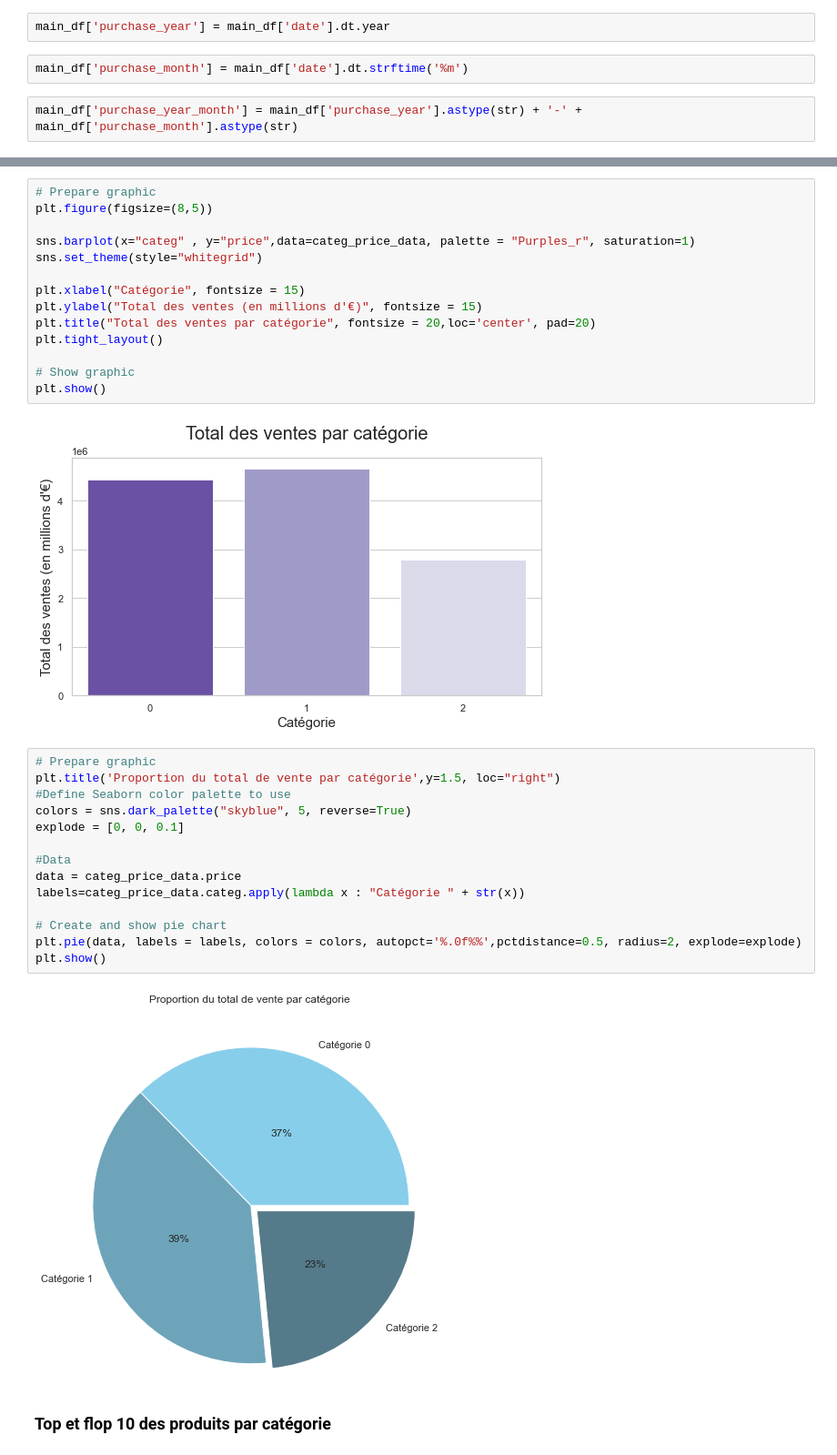
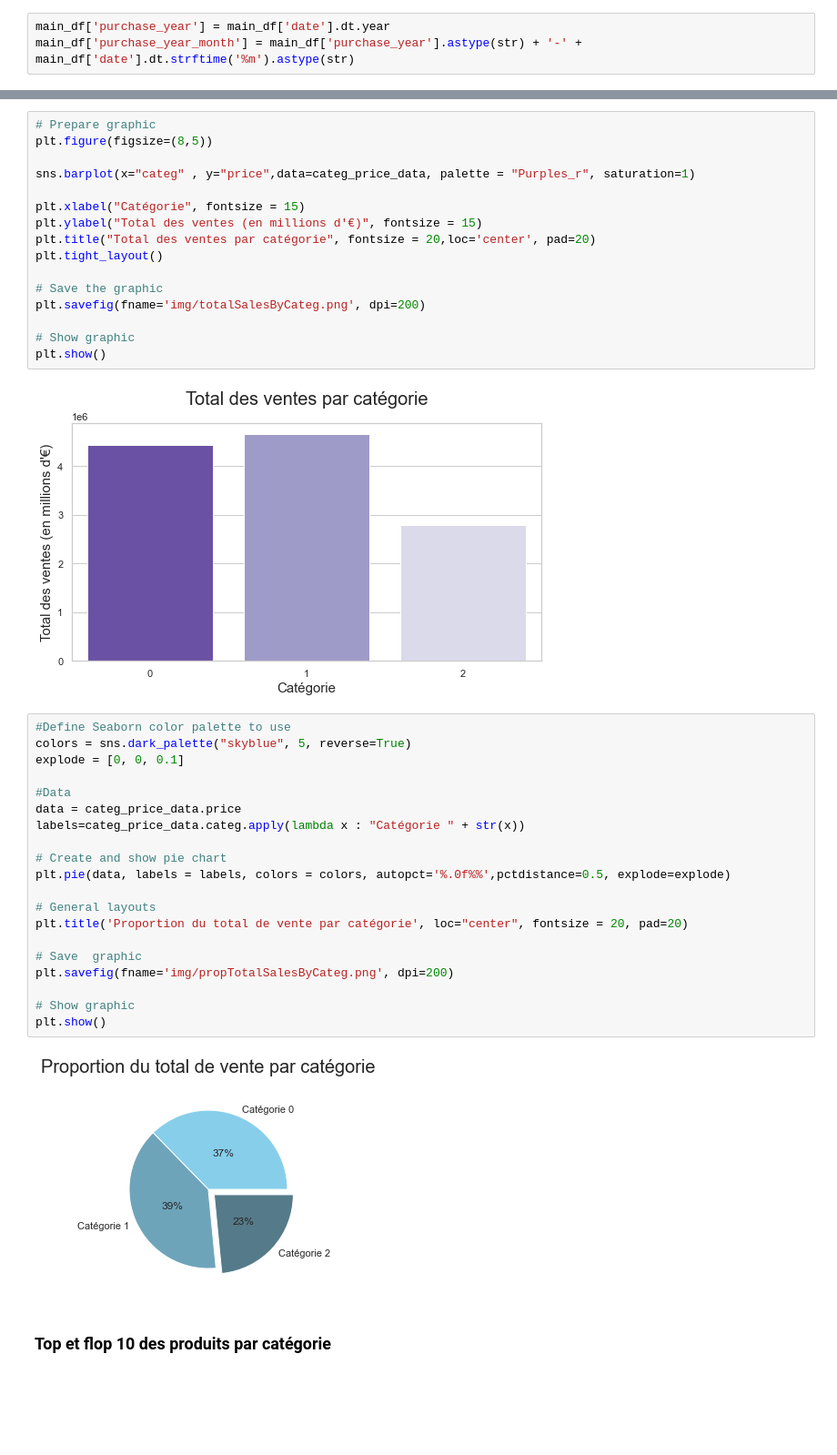
Before and after one commit to dumbor/P6---Analyse-de-ventes, a Jupyter notebook: Analysez les ventes d'une librairie.ipynb, the cells around one changed output, grey strips where cells are left out. Shown at 91% size. Drawn from its saved outputs; the diff is of its cells as text; blank space fills up the shorter version.

```diff
--- a/Analysez les ventes d'une librairie.ipynb
+++ b/Analysez les ventes d'une librairie.ipynb
@@ -457,7 +469,4 @@ Ajout de données issues de la colonne *date* :
 - année-mois
 # %%
 main_df['purchase_year'] = main_df['date'].dt.year
+main_df['purchase_year_month'] = main_df['purchase_year'].astype(str) + '-' + main_df['date'].dt.strftime('%m').astype(str)
-# %%
-main_df['purchase_month'] = main_df['date'].dt.strftime('%m')
-# %%
-main_df['purchase_year_month'] = main_df['purchase_year'].astype(str) + '-' + main_df['purchase_month'].astype(str)
@@ -565,33 +570,41 @@ Name: price, dtype: float64
 plt.figure(figsize=(8,5))
 
 sns.barplot(x="categ" , y="price",data=categ_price_data, palette = "Purples_r", saturation=1)
-sns.set_theme(style="whitegrid")
 
 plt.xlabel("Catégorie", fontsize = 15)
 plt.ylabel("Total des ventes (en millions d'€)", fontsize = 15)
 plt.title("Total des ventes par catégorie", fontsize = 20,loc='center', pad=20)
 plt.tight_layout()
 
+# Save the graphic
+plt.savefig(fname='img/totalSalesByCateg.png', dpi=200)
+
 # Show graphic
 plt.show()
 # %% [output]
 [figure]
 # %%
-# Prepare graphic
-plt.title('Proportion du total de vente par catégorie',y=1.5, loc="right")
 #Define Seaborn color palette to use
 colors = sns.dark_palette("skyblue", 5, reverse=True)
 explode = [0, 0, 0.1]
 
 #Data
 data = categ_price_data.price
 labels=categ_price_data.categ.apply(lambda x : "Catégorie " + str(x))
 
 # Create and show pie chart
-plt.pie(data, labels = labels, colors = colors, autopct='%.0f%%',pctdistance=0.5, radius=2, explode=explode)
+plt.pie(data, labels = labels, colors = colors, autopct='%.0f%%',pctdistance=0.5, explode=explode)
+
+# General layouts
+plt.title('Proportion du total de vente par catégorie', loc="center", fontsize = 20, pad=20)
+
+# Save  graphic
+plt.savefig(fname='img/propTotalSalesByCateg.png', dpi=200)
+
+# Show graphic
 plt.show()
 # %% [output]
-[figure, old version]
+[figure, new version]
 # %% [markdown]
 ### Top et flop 10 des produits par catégorie
 # %%
```
Also changed, not shown: parts of 131 cells of this notebook, 1 other file.
